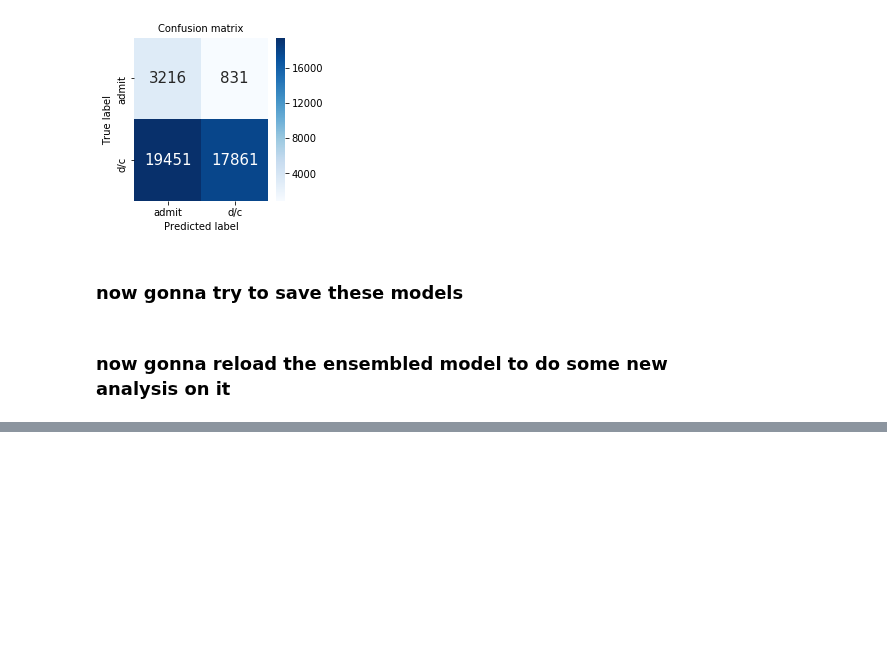
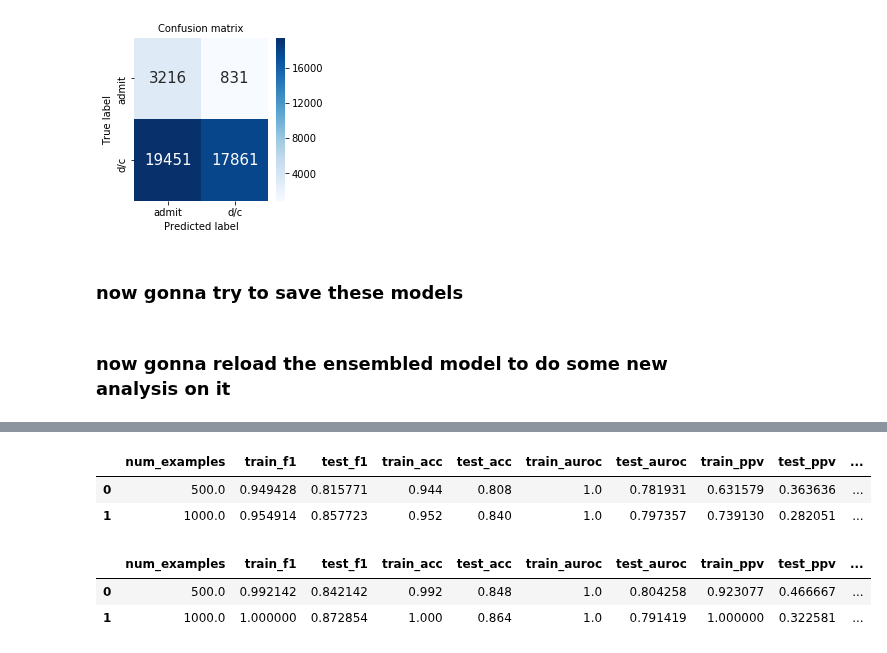
Before and after one commit to Jaskolk/ed-triage, a Jupyter notebook: ED_triage_xgb-v3.ipynb, the cells around one changed output, grey strips where cells are left out. Saved outputs shown, nothing was run; the diff lists cells and outputs as text; code cells hidden in the pictures; blank space fills up the shorter version.

```diff
--- a/ED_triage_xgb-v3.ipynb
+++ b/ED_triage_xgb-v3.ipynb
@@ -617,0 +752,12 @@ thresholding_analysis(predictions4, y_test4)
+# %%
+output_df
+# %% [output]
+|  | num_examples | train_f1 | test_f1 | train_acc | test_acc | train_auroc | test_auroc | train_ppv | test_ppv | ... |
+| 0 | 500.0 | 0.949428 | 0.815771 | 0.944 | 0.808 | 1.0 | 0.781931 | 0.631579 | 0.363636 | ... |
+| 1 | 1000.0 | 0.954914 | 0.857723 | 0.952 | 0.840 | 1.0 | 0.797357 | 0.739130 | 0.282051 | ... |
+# %%
+output_df
+# %% [output]
+|  | num_examples | train_f1 | test_f1 | train_acc | test_acc | train_auroc | test_auroc | train_ppv | test_ppv | ... |
+| 0 | 500.0 | 0.992142 | 0.842142 | 0.992 | 0.848 | 1.0 | 0.804258 | 0.923077 | 0.466667 | ... |
+| 1 | 1000.0 | 1.000000 | 0.872854 | 1.000 | 0.864 | 1.0 | 0.791419 | 1.000000 | 0.322581 | ... |
```
Also changed, not shown: parts of 6 cells of this notebook, 3 other files.
